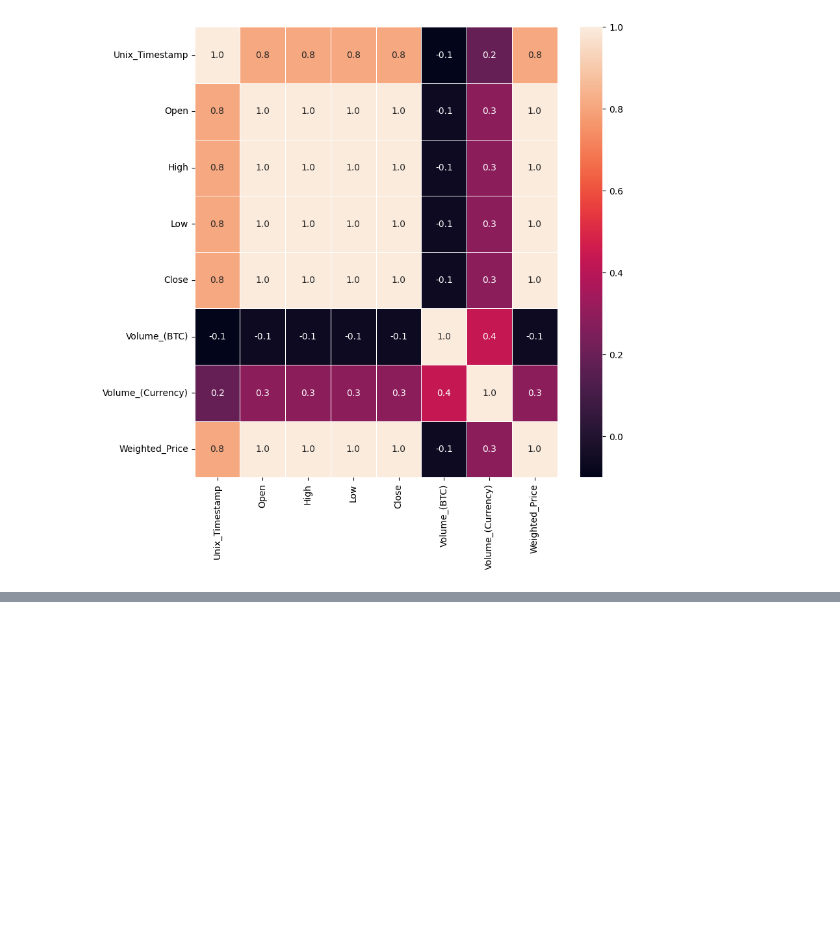
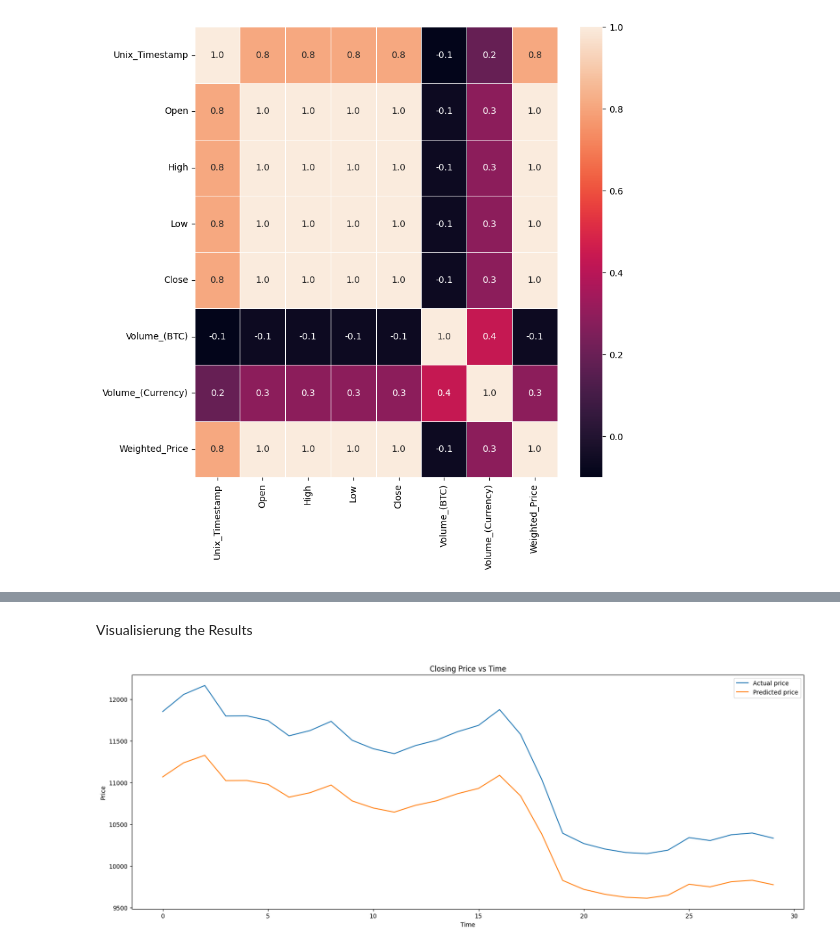
Before and after one commit to taytran1510/Lab_DeepLearning_CS, a Jupyter notebook: Lab4_Blockchain.ipynb, the cells around one changed output, grey strips where cells are left out. Saved outputs shown, nothing was run; the diff lists cells and outputs as text; code cells hidden in the pictures; blank space fills up the shorter version.

```diff
--- a/Lab4_Blockchain.ipynb
+++ b/Lab4_Blockchain.ipynb
@@ -138,0 +202,29 @@ plt.show()
+# %%
+# Initialising the RNN
+regressor = Sequential()
+
+# Adding the first RNN layer and some Dropout regularisation
+regressor.add(SimpleRNN(units = 50,activation='tanh', return_sequences = True, input_shape = (X_train.shape[1], 1)))
+regressor.add(Dropout(0.2))
+
+# Adding a second RNN layer and some Dropout regularisation
+regressor.add(SimpleRNN(units = 50,activation='tanh', return_sequences = True))
+regressor.add(Dropout(0.2))
+
+# Adding a third RNN layer and some Dropout regularisation
+regressor.add(SimpleRNN(units = 50,activation='tanh', return_sequences = True))
+regressor.add(Dropout(0.2))
+
+# Adding a fourth RNN layer and some Dropout regularisation
+regressor.add(SimpleRNN(units = 50))
+regressor.add(Dropout(0.2))
+
+# Adding the output layer
+regressor.add(Dense(units = 1))
+
+# Compiling the RNN
+regressor.compile(optimizer = 'adam', loss = 'mean_squared_error')
+
+# Fitting the RNN to the Training set
+regressor.fit(X_train, y_train, epochs = 100, batch_size = 32)
+# epoch= 250
@@ -138,0 +252,7 @@ plt.show()
+# %%
+test_set = df_test.values
+inputs = np.reshape(test_set, (len(test_set), 1))
+inputs = sc.transform(inputs)
+inputs = np.reshape(inputs, (len(inputs), 1, 1))
+predicted_btc_price = regressor.predict(inputs)
+predicted_btc_price = sc.inverse_transform(predicted_btc_price)
@@ -138,0 +261,13 @@ plt.show()
+# %% [markdown]
+Visualisierung the Results
+# %%
+plt.figure(figsize = (20,7))
+plt.plot(test_set)
+plt.plot(predicted_btc_price)
+plt.xlabel('Time')
+plt.ylabel('Price')
+plt.title('Closing Price vs Time')
+plt.legend(['Actual price', 'Predicted price'])
+plt.show()
+# %% [output]
+[figure, added]
```
Also changed, not shown: parts of 14 cells of this notebook.
